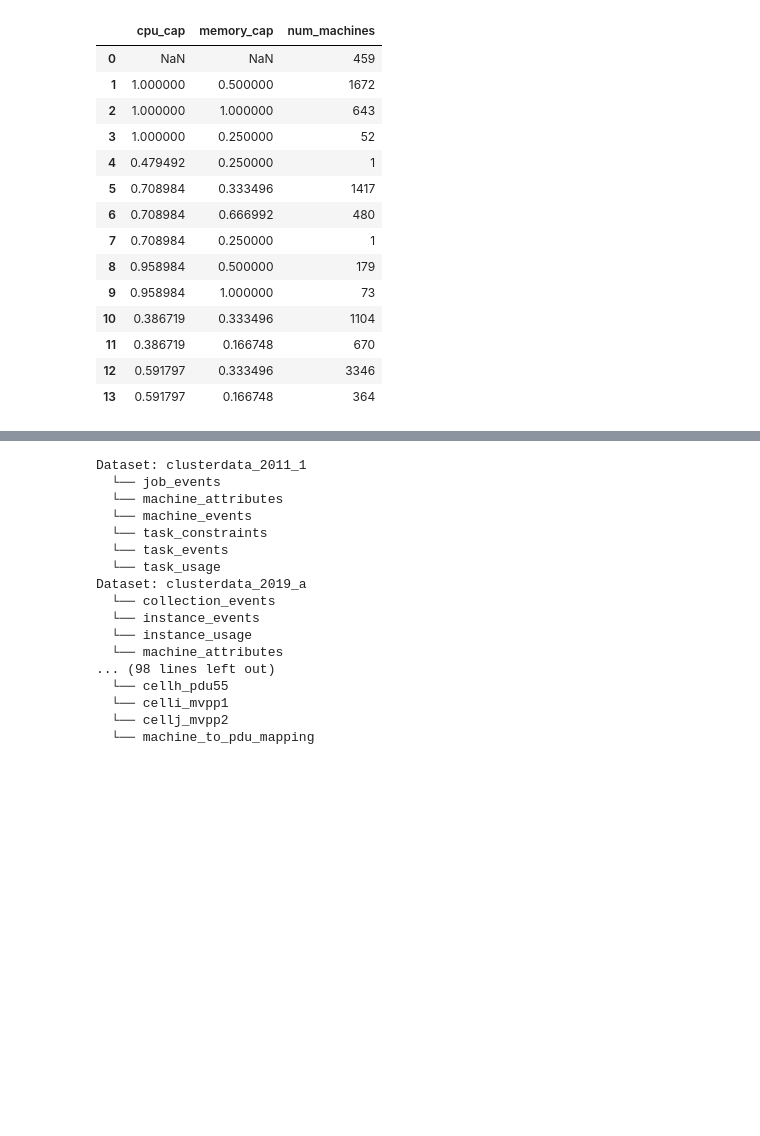
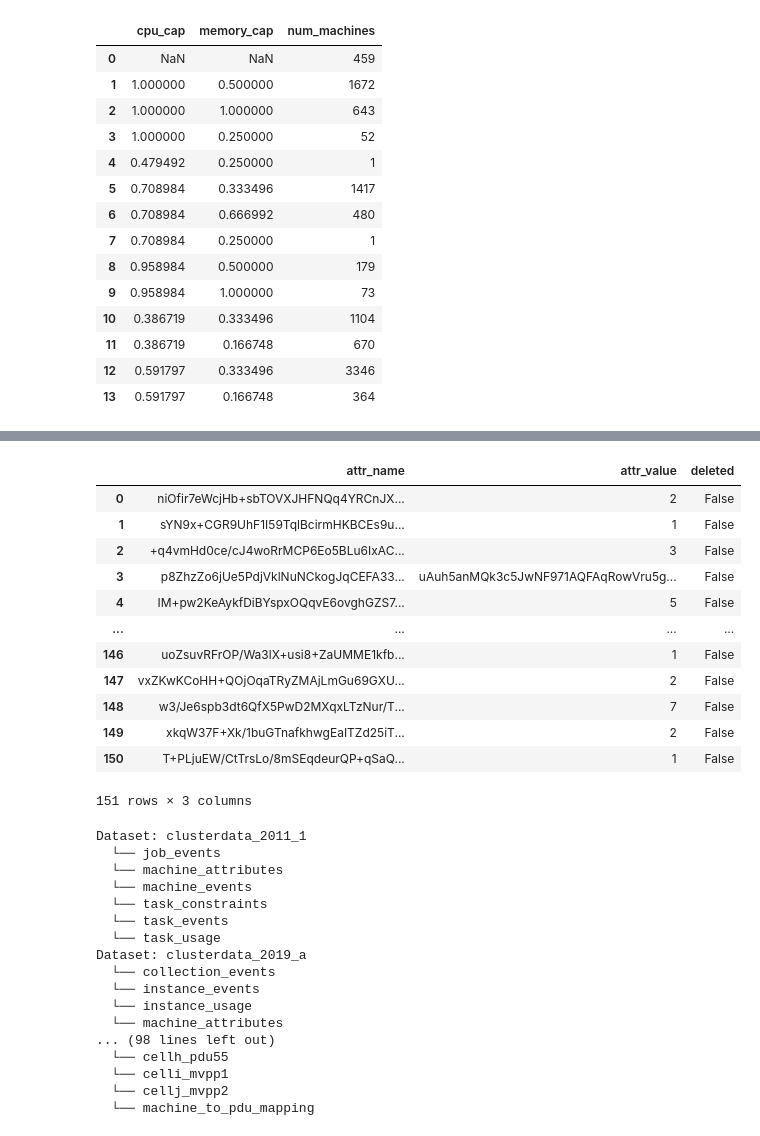
Before and after one commit to XuTaoWang-2002/FlexEH-in-data-center, a Jupyter notebook: clusterdata_analysis_colab.ipynb, the cells around one changed output, grey strips where cells are left out. Drawn from its saved outputs; the diff is of its cells as text; code cells hidden in the pictures; blank space fills up the shorter version.

```diff
--- a/clusterdata_analysis_colab.ipynb
+++ b/clusterdata_analysis_colab.ipynb
@@ -59,0 +97,26 @@ GROUP BY 1,2
+# %%
+%%bigquery
+SELECT
+  name AS attr_name,
+  value AS attr_value,
+  deleted
+FROM
+  `google.com:google-cluster-data.clusterdata_2019_a.machine_attributes`
+WHERE
+  machine_id = 21210060
+  AND deleted = FALSE
+ORDER BY time DESC;
+# %% [output]
+|  | attr_name | attr_value | deleted |
+| 0 | niOfir7eWcjHb+sbTOVXJHFNQq4YRCnJX... | 2 | False |
+| 1 | sYN9x+CGR9UhF1I59TqlBcirmHKBCEs9u... | 1 | False |
+| 2 | +q4vmHd0ce/cJ4woRrMCP6Eo5BLu6IxAC... | 3 | False |
+| 3 | p8ZhzZo6jUe5PdjVklNuNCkogJqCEFA33... | uAuh5anMQk3c5JwNF971AQFAqRowVru5g... | False |
+| 4 | IM+pw2KeAykfDiBYspxOQqvE6ovghGZS7... | 5 | False |
+| ... | ... | ... | ... |
+| 146 | uoZsuvRFrOP/Wa3lX+usi8+ZaUMME1kfb... | 1 | False |
+| 147 | vxZKwKCoHH+QOjOqaTRyZMAjLmGu69GXU... | 2 | False |
+| 148 | w3/Je6spb3dt6QfX5PwD2MXqxLTzNur/T... | 7 | False |
+| 149 | xkqW37F+Xk/1buGTnafkhwgEaITZd25iT... | 2 | False |
+| 150 | T+PLjuEW/CtTrsLo/8mSEqdeurQP+qSaQ... | 1 | False |
+151 rows × 3 columns
```
Also changed, not shown: parts of 7 cells of this notebook.
